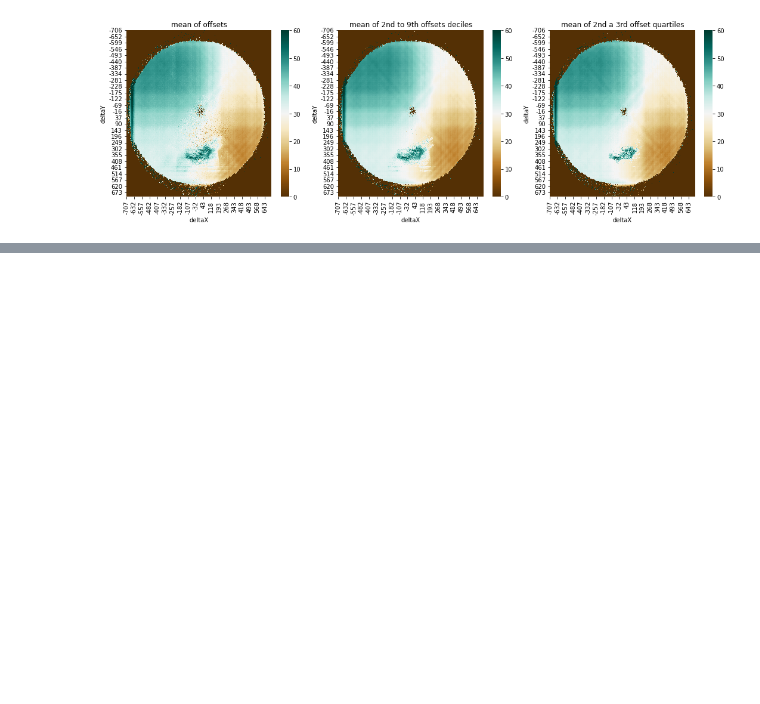
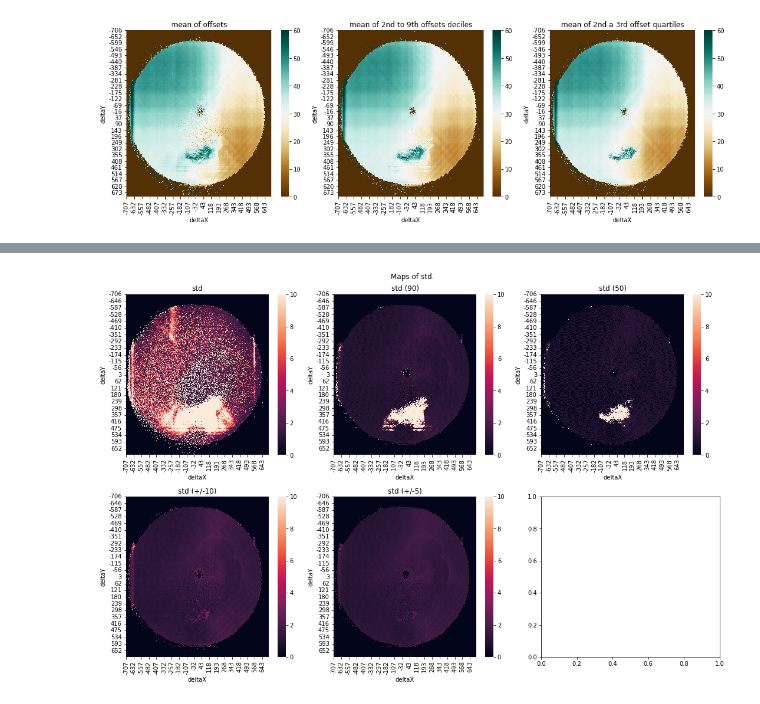
Before and after one commit to quantumatomoptic/heliumtools, a Jupyter notebook: heliumtools/exemples/mcp_maps.ipynb, the cells around one changed output, grey strips where cells are left out. Cells and saved outputs as stored; diff of their text form; code cells hidden in the pictures; blank space fills up the shorter version.

```diff
--- a/heliumtools/exemples/mcp_maps.ipynb
+++ b/heliumtools/exemples/mcp_maps.ipynb
@@ -166,0 +172,4 @@ mcp_map.show_three_offset_maps(cmap="BrBG", vmin = 0, vmax = 60)
+# %%
+mcp_map.show_maps_containing_word("std", vmin = 0, vmax = 10)
+# %% [output]
+[figure, added]
```
Also changed, not shown: parts of 7 cells of this notebook, 7 other files.
